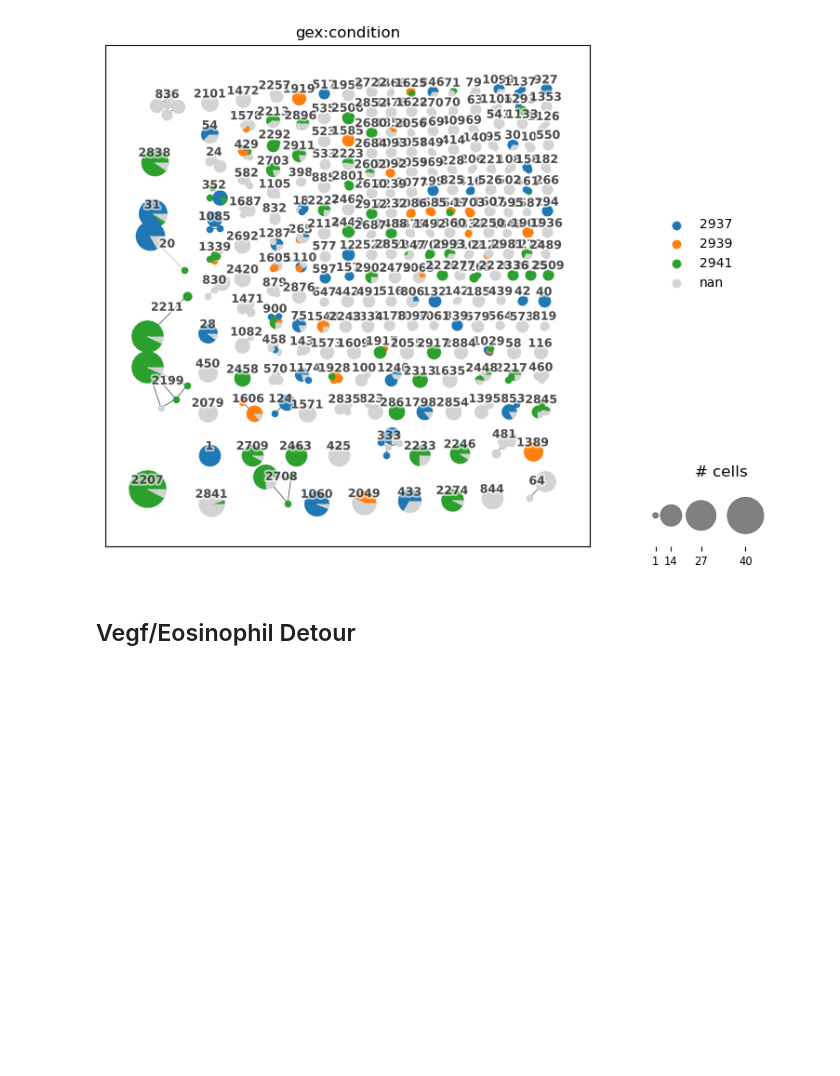
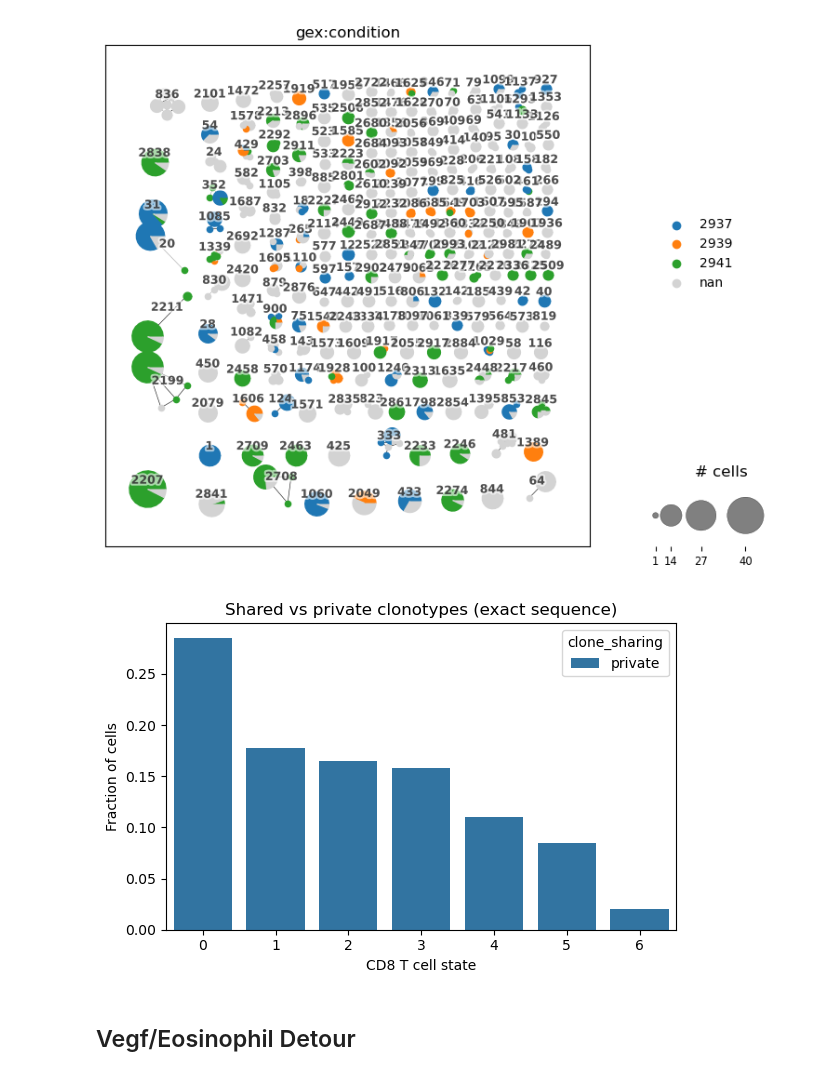
Before and after one commit to nirmallab/trm-sc-analysis, a Jupyter notebook: notebooks/2026_01_23_tCellPheno.ipynb, the cells around one changed output. Saved outputs shown, nothing was run; the diff lists cells and outputs as text; code cells hidden in the pictures; blank space fills up the shorter version.

Commit message:
Look for shared clonotypes

```diff
--- a/notebooks/2026_01_23_tCellPheno.ipynb
+++ b/notebooks/2026_01_23_tCellPheno.ipynb
@@ -115,6 +117,73 @@ mu.pl.embedding(mdata, basis="gex:umap", color=["airr:clonal_expansion", "airr:c
 _ = ir.pl.clonotype_network(mdata, color="gex:condition", label_fontsize=9, panel_size=(7, 7), base_size=20)
 # %% [output]
 [figure]
+# %%
+# chatgpt code- fix later
+
+airr = mdata.mod["airr"]
+gex = mdata.mod["gex"]
+
+common_cells = airr.obs_names.intersection(gex.obs_names)
+
+airr = airr[common_cells].copy()
+mdata.mod["airr"] = airr
+
+airr.obs["sample"] = gex.obs.loc[airr.obs_names, "condition"]
+airr.obs["phenotype"] = gex.obs.loc[airr.obs_names, "leiden"]
+
+import pandas as pd
+
+# copy sample + phenotype into airr.obs for convenience
+mdata.mod["airr"].obs["sample"] = mdata.mod["gex"].obs.loc[
+    mdata.mod["airr"].obs_names, "condition"
+]
+
+mdata.mod["airr"].obs["phenotype"] = mdata.mod["gex"].obs.loc[
+    mdata.mod["airr"].obs_names, "leiden"
+]
+
+airr = mdata.mod["airr"]
+
+# how many samples each clonotype appears in
+clone_sample_counts = (
+    airr.obs
+    .groupby("clone_id")["sample"]
+    .nunique()
+)
+
+# map back to cells
+airr.obs["clone_n_samples"] = airr.obs["clone_id"].map(clone_sample_counts)
+
+# shared vs private label
+airr.obs["clone_sharing"] = airr.obs["clone_n_samples"].apply(
+    lambda x: "shared" if x > 1 else "private"
+)
+
+import seaborn as sns
+import matplotlib.pyplot as plt
+
+df = airr.obs[["phenotype", "clone_sharing"]]
+
+cell_frac = (
+    df
+    .value_counts(normalize=True)
+    .rename("fraction")
+    .reset_index()
+)
+
+plt.figure(figsize=(6,4))
+sns.barplot(
+    data=cell_frac,
+    x="phenotype",
+    y="fraction",
+    hue="clone_sharing"
+)
+plt.ylabel("Fraction of cells")
+plt.xlabel("CD8 T cell state")
+plt.title("Shared vs private clonotypes (exact sequence)")
+plt.tight_layout()
+# %% [output]
+[figure, added]
 # %% [markdown]
 ## Vegf/Eosinophil Detour
 # %%
```
Also changed, not shown: parts of 1 cell of this notebook.
